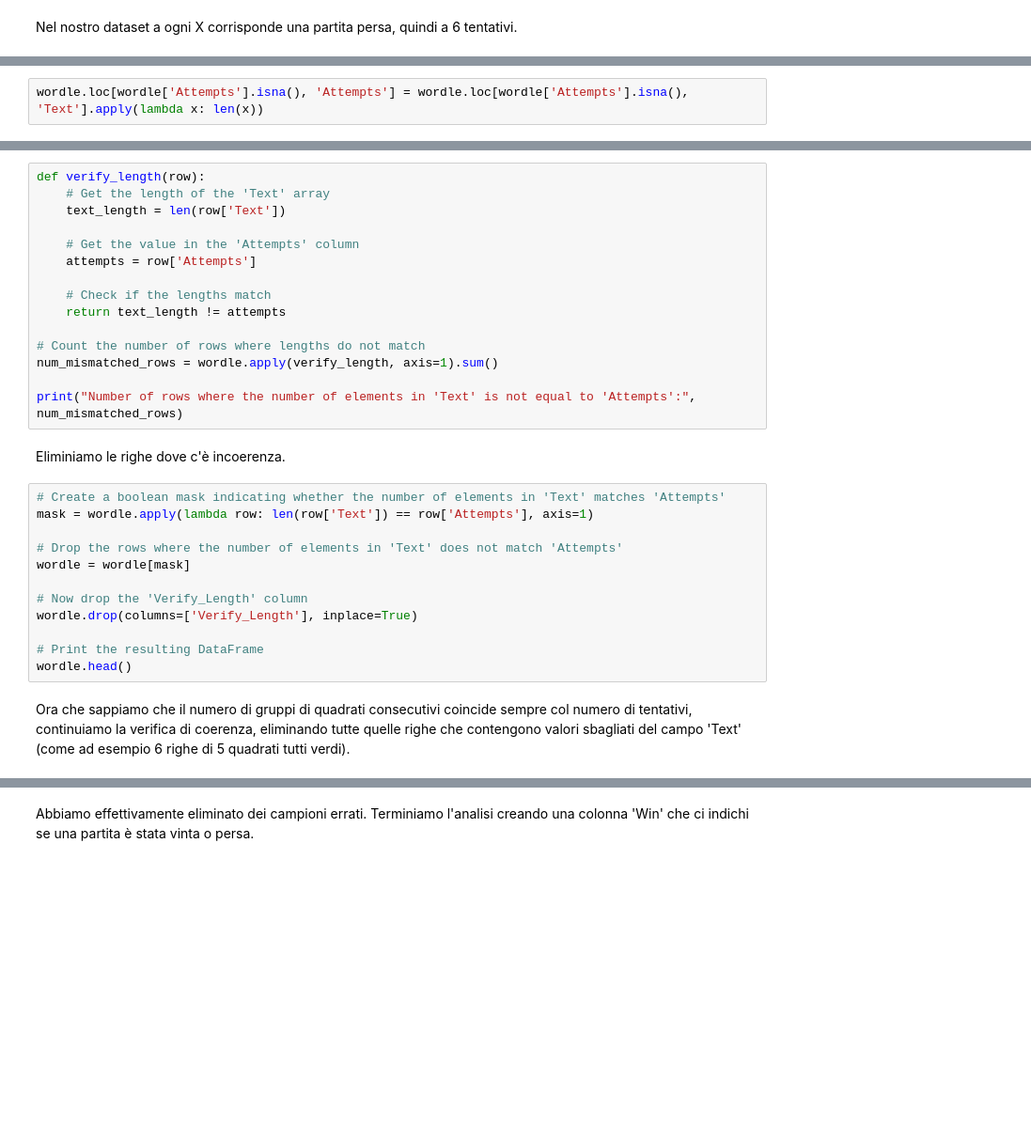
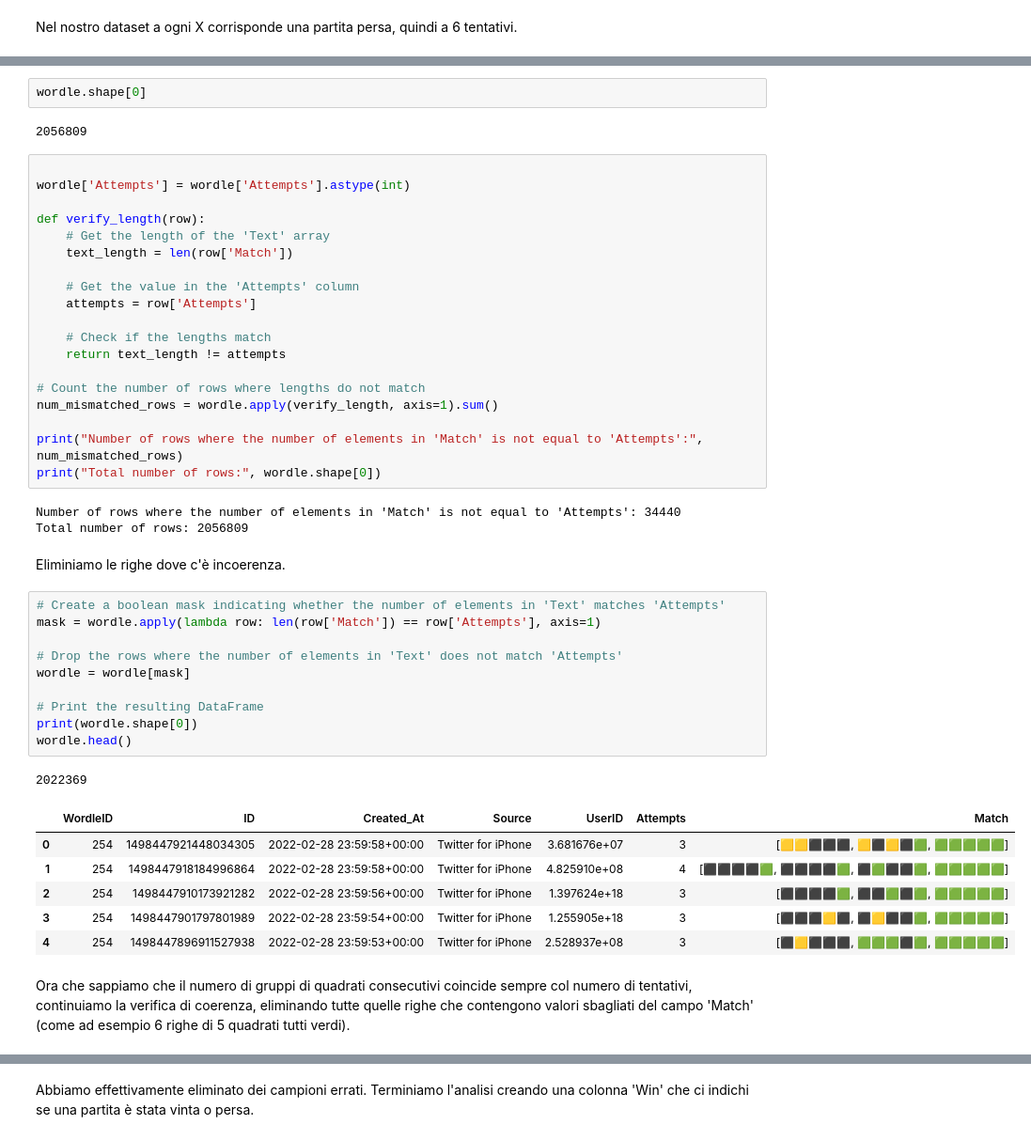
Before and after one commit to roby-ianny/IannelloSuffia_DataScienceProject, a Jupyter notebook: DataScienceProject.ipynb, the cells around one changed output, grey strips where cells are left out. Shown at 94% size. Drawn from its saved outputs; the diff is of its cells as text; blank space fills up the shorter version.

```diff
--- a/DataScienceProject.ipynb
+++ b/DataScienceProject.ipynb
@@ -174,3 +202 @@ Riempiamo i valori nulli di Attempts.
-# %%
-wordle.loc[wordle['Attempts'].isna(), 'Attempts'] = wordle.loc[wordle['Attempts'].isna(), 'Text'].apply(lambda x: len(x))
 # %% [markdown]
@@ -178,7 +216,14 @@ Verifichiamo che i nostri dati siano coerenti. Per prima cosa verifichiamo che p
+# %%
+wordle.shape[0]
+# %% [output]
+2056809
 # %%
+
+wordle['Attempts'] = wordle['Attempts'].astype(int)
+
 def verify_length(row):
     # Get the length of the 'Text' array
-    text_length = len(row['Text'])
+    text_length = len(row['Match'])
 
     # Get the value in the 'Attempts' column
     attempts = row['Attempts']
@@ -189,23 +234,33 @@ def verify_length(row):
 # Count the number of rows where lengths do not match
 num_mismatched_rows = wordle.apply(verify_length, axis=1).sum()
 
-print("Number of rows where the number of elements in 'Text' is not equal to 'Attempts':", num_mismatched_rows)
+print("Number of rows where the number of elements in 'Match' is not equal to 'Attempts':", num_mismatched_rows)
+print("Total number of rows:", wordle.shape[0])
+# %% [output]
+Number of rows where the number of elements in 'Match' is not equal to 'Attempts': 34440
+Total number of rows: 2056809
 # %% [markdown]
 Eliminiamo le righe dove c'è incoerenza.
 # %%
 # Create a boolean mask indicating whether the number of elements in 'Text' matches 'Attempts'
-mask = wordle.apply(lambda row: len(row['Text']) == row['Attempts'], axis=1)
+mask = wordle.apply(lambda row: len(row['Match']) == row['Attempts'], axis=1)
 
 # Drop the rows where the number of elements in 'Text' does not match 'Attempts'
 wordle = wordle[mask]
 
-# Now drop the 'Verify_Length' column
-wordle.drop(columns=['Verify_Length'], inplace=True)
-
 # Print the resulting DataFrame
+print(wordle.shape[0])
 wordle.head()
+# %% [output]
+2022369
+|  | WordleID | ID | Created_At | Source | UserID | Attempts | Match |
+| 0 | 254 | 1498447921448034305 | 2022-02-28 23:59:58+00:00 | Twitter for iPhone | 3.681676e+07 | 3 | [🟨🟨⬛⬛⬛, 🟨⬛🟨⬛🟩, 🟩🟩🟩🟩🟩] |
+| 1 | 254 | 1498447918184996864 | 2022-02-28 23:59:58+00:00 | Twitter for iPhone | 4.825910e+08 | 4 | [⬛⬛⬛⬛🟩, ⬛⬛⬛⬛🟩, ⬛🟩⬛⬛🟩, 🟩🟩🟩🟩🟩] |
+| 2 | 254 | 1498447910173921282 | 2022-02-28 23:59:56+00:00 | Twitter for iPhone | 1.397624e+18 | 3 | [⬛⬛⬛⬛🟩, ⬛⬛🟩⬛🟩, 🟩🟩🟩🟩🟩] |
+| 3 | 254 | 1498447901797801989 | 2022-02-28 23:59:54+00:00 | Twitter for iPhone | 1.255905e+18 | 3 | [⬛⬛⬛🟨⬛, ⬛🟨⬛⬛🟩, 🟩🟩🟩🟩🟩] |
+| 4 | 254 | 1498447896911527938 | 2022-02-28 23:59:53+00:00 | Twitter for iPhone | 2.528937e+08 | 3 | [⬛🟨⬛⬛⬛, 🟩🟩🟩⬛🟩, 🟩🟩🟩🟩🟩] |
 # %% [markdown]
-Ora che sappiamo che il numero di gruppi di quadrati consecutivi coincide sempre col numero di tentativi, continuiamo la verifica di coerenza, eliminando tutte quelle righe che contengono valori sbagliati del campo 'Text' (come ad esempio 6 righe di 5 quadrati tutti verdi).
+Ora che sappiamo che il numero di gruppi di quadrati consecutivi coincide sempre col numero di tentativi, continuiamo la verifica di coerenza, eliminando tutte quelle righe che contengono valori sbagliati del campo 'Match' (come ad esempio 6 righe di 5 quadrati tutti verdi).
 # %%
 def meets_conditions(row):
     # Check if any element in 'Text' contains five 🟩 or five 🟧 emojis
```
Also changed, not shown: parts of 28 cells of this notebook.
